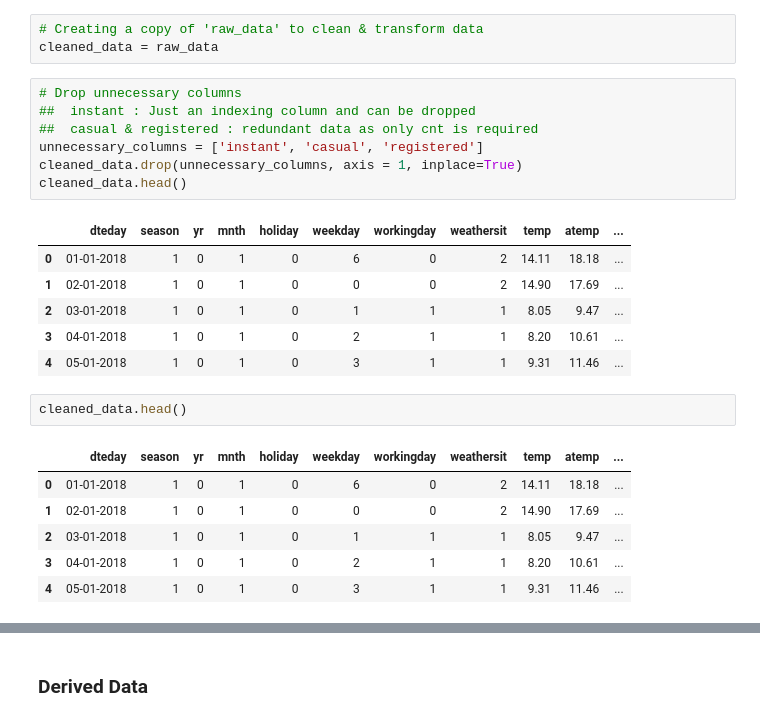
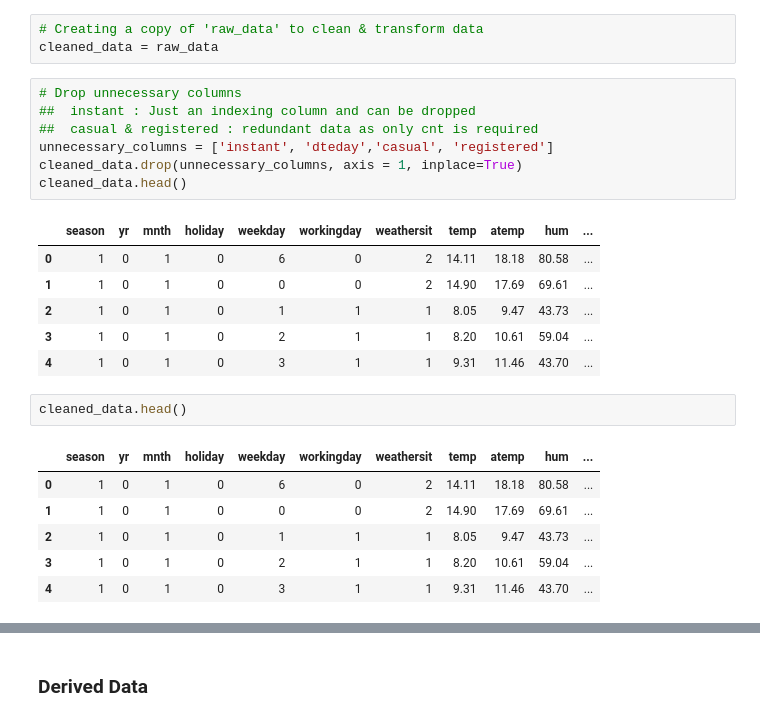
Before and after one commit to dicotips/BikeSharing_DemandPrediction_LinearRegression, a Jupyter notebook: LinearRegressionAssignment.ipynb, the cells around one changed output, grey strips where cells are left out. Cells and saved outputs as stored; diff of their text form.

```diff
--- a/LinearRegressionAssignment.ipynb
+++ b/LinearRegressionAssignment.ipynb
@@ -281,23 +281,23 @@ cleaned_data = raw_data
 # %%
 # Drop unnecessary columns
 ##  instant : Just an indexing column and can be dropped
 ##  casual & registered : redundant data as only cnt is required
-unnecessary_columns = ['instant', 'casual', 'registered']
+unnecessary_columns = ['instant', 'dteday','casual', 'registered']
 cleaned_data.drop(unnecessary_columns, axis = 1, inplace=True)
 cleaned_data.head()
 # %% [output]
-|  | dteday | season | yr | mnth | holiday | weekday | workingday | weathersit | temp | atemp | ... |
-| 0 | 01-01-2018 | 1 | 0 | 1 | 0 | 6 | 0 | 2 | 14.11 | 18.18 | ... |
-| 1 | 02-01-2018 | 1 | 0 | 1 | 0 | 0 | 0 | 2 | 14.90 | 17.69 | ... |
-| 2 | 03-01-2018 | 1 | 0 | 1 | 0 | 1 | 1 | 1 | 8.05 | 9.47 | ... |
-| 3 | 04-01-2018 | 1 | 0 | 1 | 0 | 2 | 1 | 1 | 8.20 | 10.61 | ... |
-| 4 | 05-01-2018 | 1 | 0 | 1 | 0 | 3 | 1 | 1 | 9.31 | 11.46 | ... |
+|  | season | yr | mnth | holiday | weekday | workingday | weathersit | temp | atemp | hum | ... |
+| 0 | 1 | 0 | 1 | 0 | 6 | 0 | 2 | 14.11 | 18.18 | 80.58 | ... |
+| 1 | 1 | 0 | 1 | 0 | 0 | 0 | 2 | 14.90 | 17.69 | 69.61 | ... |
+| 2 | 1 | 0 | 1 | 0 | 1 | 1 | 1 | 8.05 | 9.47 | 43.73 | ... |
+| 3 | 1 | 0 | 1 | 0 | 2 | 1 | 1 | 8.20 | 10.61 | 59.04 | ... |
+| 4 | 1 | 0 | 1 | 0 | 3 | 1 | 1 | 9.31 | 11.46 | 43.70 | ... |
 # %%
 cleaned_data.head()
 # %% [output]
-|  | dteday | season | yr | mnth | holiday | weekday | workingday | weathersit | temp | atemp | ... |
-| 0 | 01-01-2018 | 1 | 0 | 1 | 0 | 6 | 0 | 2 | 14.11 | 18.18 | ... |
-| 1 | 02-01-2018 | 1 | 0 | 1 | 0 | 0 | 0 | 2 | 14.90 | 17.69 | ... |
-| 2 | 03-01-2018 | 1 | 0 | 1 | 0 | 1 | 1 | 1 | 8.05 | 9.47 | ... |
-| 3 | 04-01-2018 | 1 | 0 | 1 | 0 | 2 | 1 | 1 | 8.20 | 10.61 | ... |
-| 4 | 05-01-2018 | 1 | 0 | 1 | 0 | 3 | 1 | 1 | 9.31 | 11.46 | ... |
+|  | season | yr | mnth | holiday | weekday | workingday | weathersit | temp | atemp | hum | ... |
+| 0 | 1 | 0 | 1 | 0 | 6 | 0 | 2 | 14.11 | 18.18 | 80.58 | ... |
+| 1 | 1 | 0 | 1 | 0 | 0 | 0 | 2 | 14.90 | 17.69 | 69.61 | ... |
+| 2 | 1 | 0 | 1 | 0 | 1 | 1 | 1 | 8.05 | 9.47 | 43.73 | ... |
+| 3 | 1 | 0 | 1 | 0 | 2 | 1 | 1 | 8.20 | 10.61 | 59.04 | ... |
+| 4 | 1 | 0 | 1 | 0 | 3 | 1 | 1 | 9.31 | 11.46 | 43.70 | ... |
```
Also changed, not shown: parts of 50 cells of this notebook.
